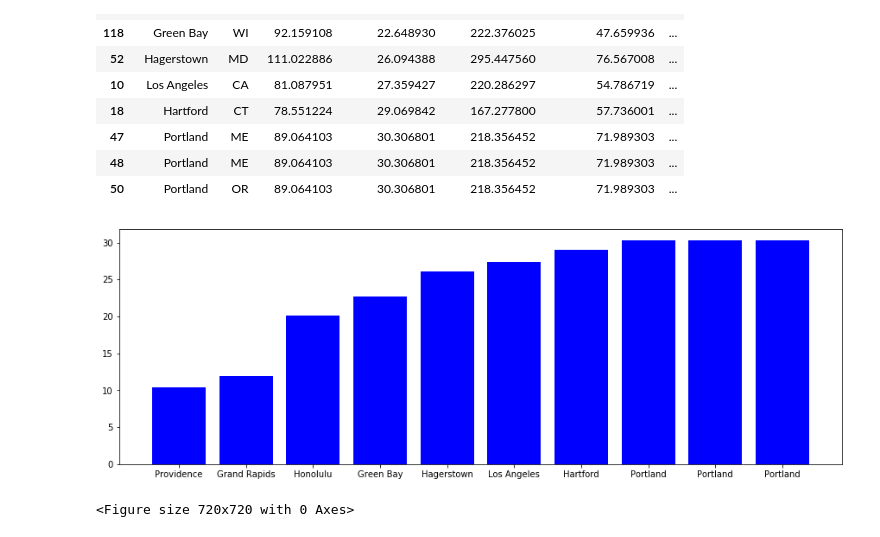
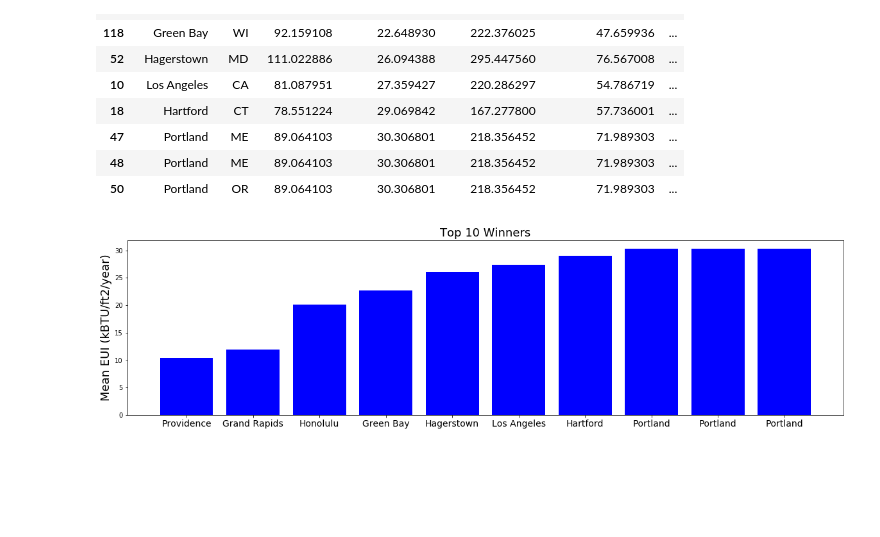
Before and after one commit to gyros33/building-energy-project, a Jupyter notebook: BPD_Plotting_residential.ipynb, the cells around one changed output. Cells and saved outputs as stored; diff of their text form; code cells hidden in the pictures; blank space fills up the shorter version.

```diff
--- a/BPD_Plotting_residential.ipynb
+++ b/BPD_Plotting_residential.ipynb
@@ -71,18 +71,17 @@ df3
 # %%
 x = df3["city"]
 y = df3["mean site eui res"]
 x_axis = np.arange(len(y))
-plt.figure(figsize=(15,5))
+plt.figure(figsize=(20,5))
 plt.bar(x_axis, y, color="b", align="center")
 tick_locations = [value for value in x_axis]
-plt.xticks(tick_locations, x)
+plt.xticks(tick_locations, x, fontsize=14)
+plt.title("Top 10 Winners",fontsize=18)
+plt.ylabel("Mean EUI (kBTU/ft2/year)",fontsize=18)
 plt.savefig(os.path.join("Data","plotsres","bottomfive.png"))
-plt.figure(figsize=(10,10))
-
 plt.show()
 # %% [output]
-[figure, old version]
+[figure, new version]
-<Figure size 720x720 with 0 Axes>
 # %%
 df4 = df2.sort_values(by=['mean site eui res'],ascending=False).head(10)
 df4
```
Also changed, not shown: parts of 18 cells of this notebook, 35 other files.
